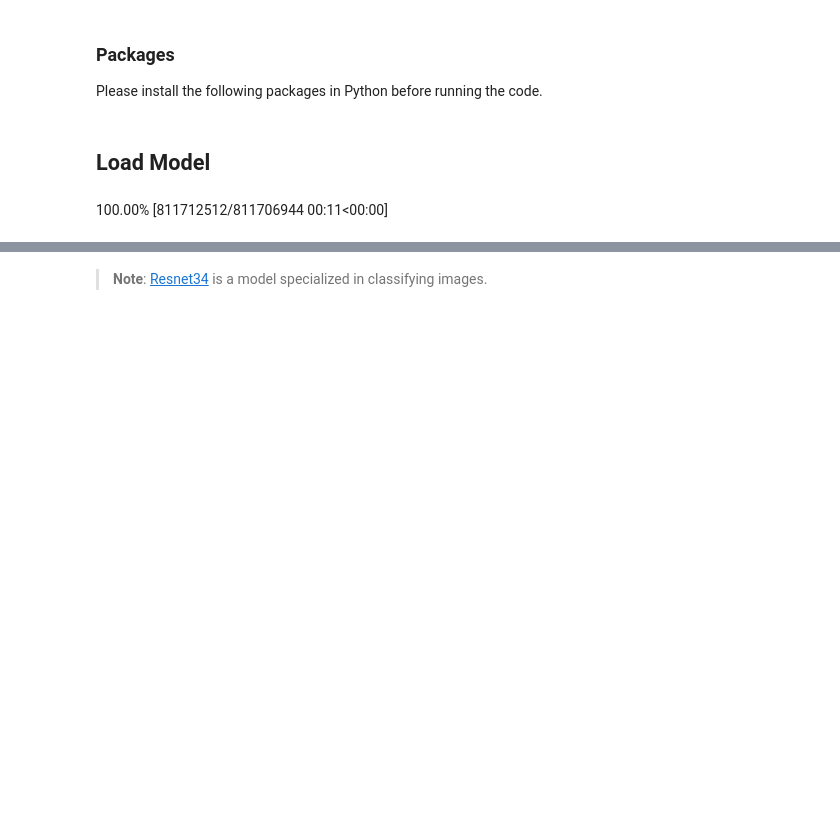
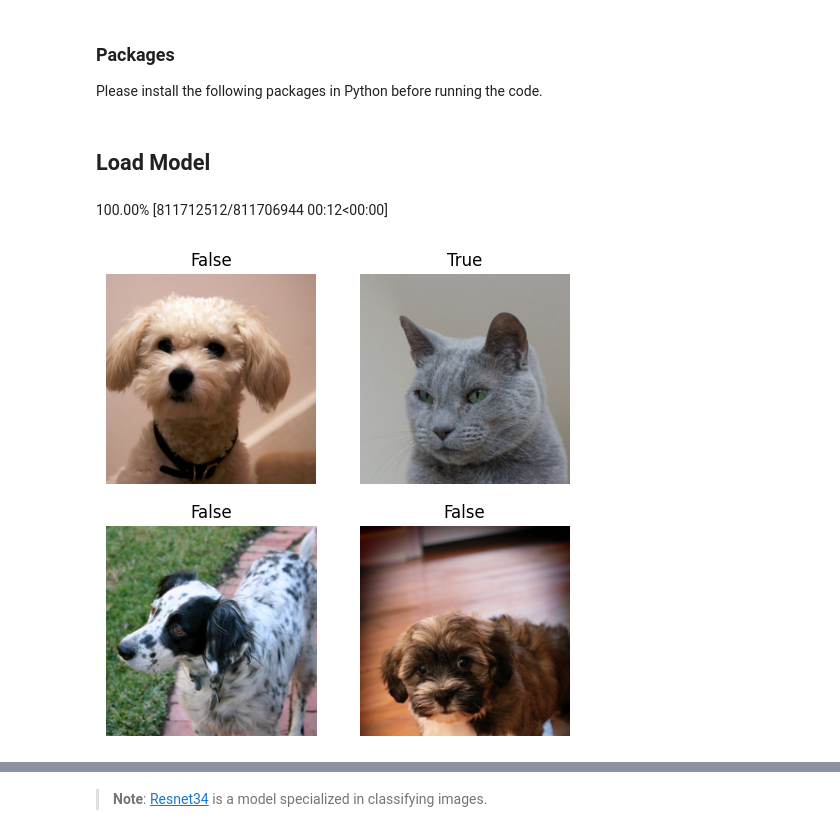
Before and after one commit to CllsPy/ML-Recipes, a Jupyter notebook: Image Classification Fastai/fastai-Vision-Task-Cat-or-Dog.ipynb, the cells around one changed output, grey strips where cells are left out. Drawn from its saved outputs; the diff is of its cells as text; code cells hidden in the pictures; blank space fills up the shorter version.

Commit message:
add batch fastai cat vs dog

```diff
--- a/Image Classification Fastai/fastai-Vision-Task-Cat-or-Dog.ipynb
+++ b/Image Classification Fastai/fastai-Vision-Task-Cat-or-Dog.ipynb
@@ -45,33 +38,36 @@ import matplotlib.image as mpimg
 # %%
 path = untar_data(URLs.PETS)/'images' # <- Download PETS dataset
 
 def is_cat(x):
     '''
     This function determines whether the
     image is of a cat or a dog
 
     Note: Cat images are all in uppercase
 
     Args:
     x = Images
 
     Return:
     (False or True) Boolean
     '''
     return x[0].isupper()
 
 dls = ImageDataLoaders.from_name_func( # <- Module to process images
 
     path,
     get_image_files(path),
     valid_pct=0.2,
     seed=42,
     label_func=is_cat, # <- Applies labels to images
     item_tfms=Resize(224)
 
 )
+
+dls.show_batch(max_n=4)
 # %% [output]
-100.00% [811712512/811706944 00:11<00:00]
+100.00% [811712512/811706944 00:12<00:00]
+[figure, added]
 # %%
 # Module that allows the use of pretrained models
 learn = vision_learner(dls, resnet34, metrics=error_rate)
```
Also changed, not shown: parts of 5 cells of this notebook.
